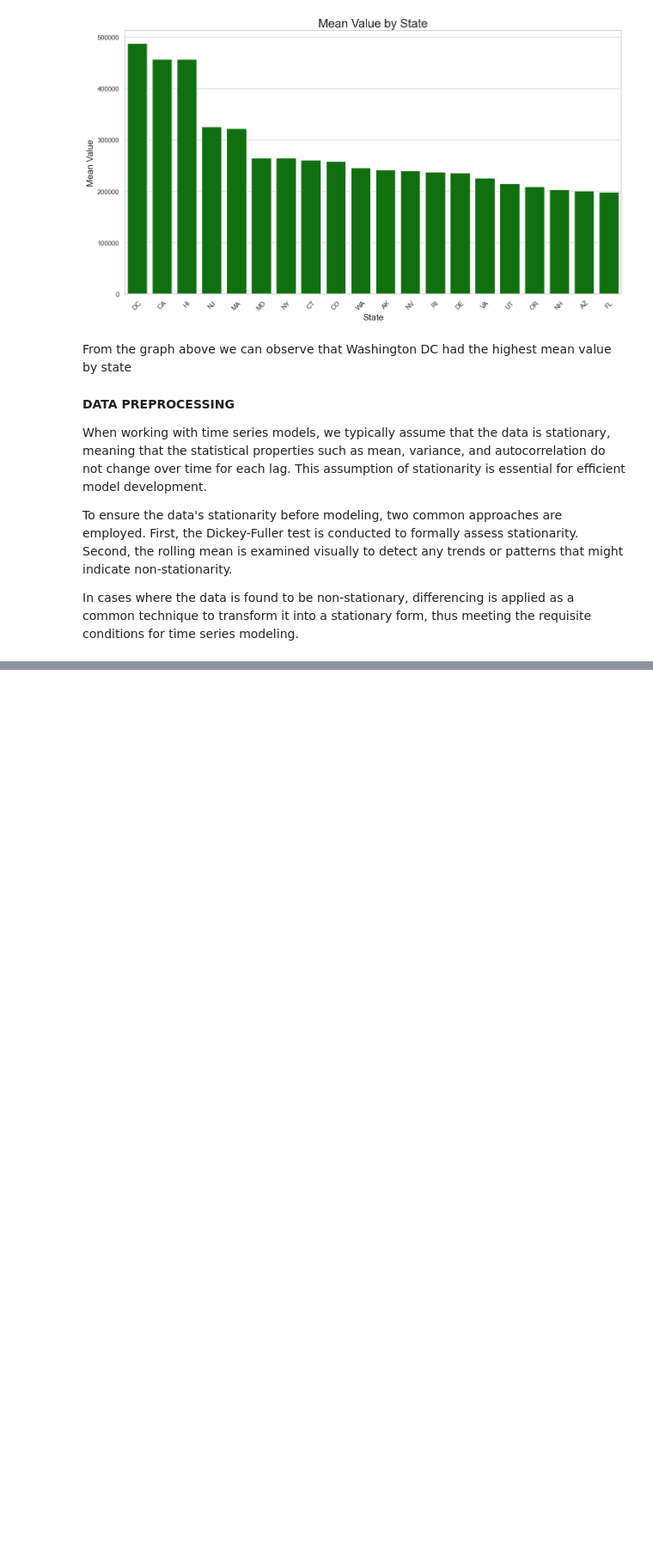
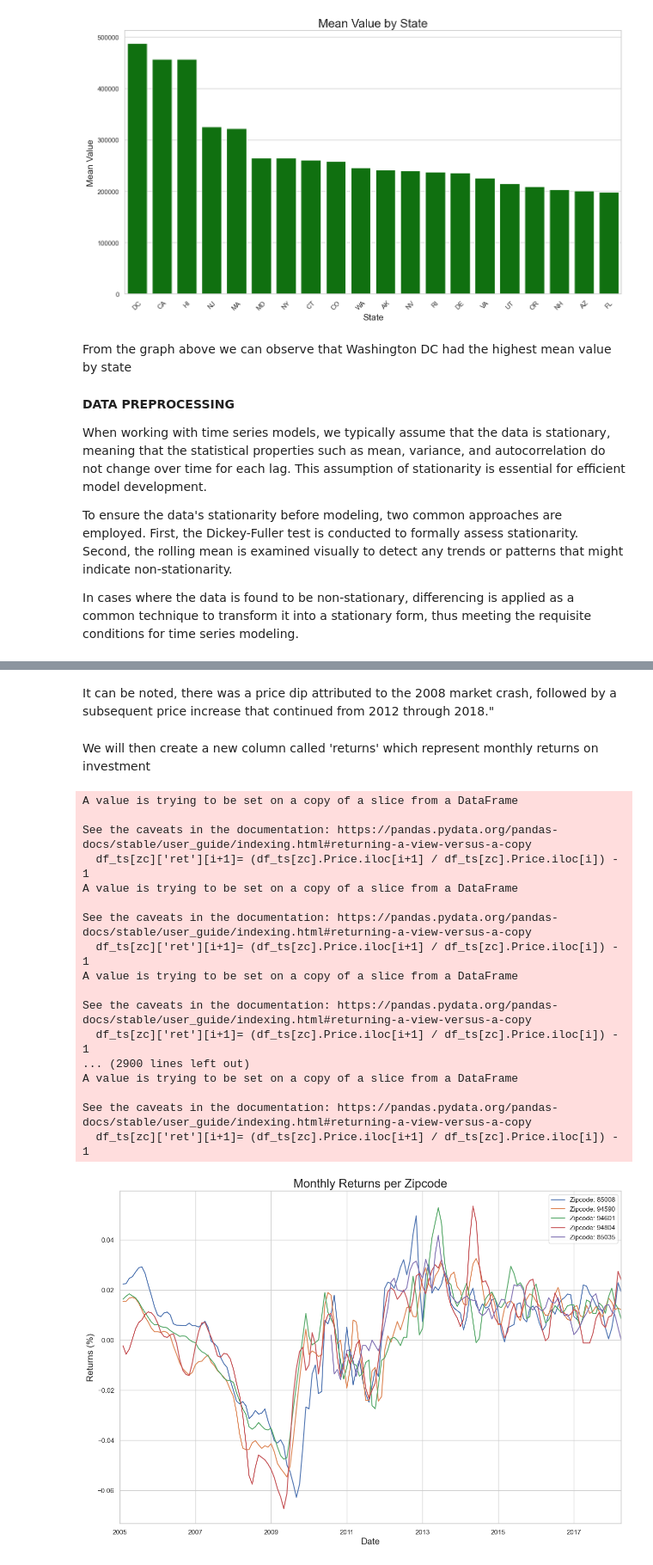
Before and after one commit to stanoff/dsc-project-time-series, a Jupyter notebook: Untitled.ipynb, the cells around one changed output, grey strips where cells are left out. Shown at 86% size. Saved outputs shown, nothing was run; the diff lists cells and outputs as text; code cells hidden in the pictures; blank space fills up the shorter version.

```diff
--- a/Untitled.ipynb
+++ b/Untitled.ipynb
@@ -400,0 +560,37 @@ In cases where the data is found to be non-stationary, differencing is applied a
+# %% [markdown]
+It can be  noted, there was a price dip attributed to the 2008 market crash, followed by a subsequent price increase that continued from 2012 through 2018."
+# %% [markdown]
+We will then create a new column called 'returns' which represent monthly returns on investment
+# %%
+# creating a column called "returns" representing monthly returns on investment
+for zc in range(len(df_ts)):
+    df_ts[zc]['returns']=np.nan*len(df_ts[zc])
+    for i in range(len(df_ts[zc])-1):
+        df_ts[zc]['returns'][i+1]= (df_ts[zc].Price.iloc[i+1] / df_ts[zc].Price.iloc[i]) - 1
+
+#Plot the monthly returns of each zipcode
+for i in range(len(df_ts)):
+    df_ts[i].ret.plot(figsize=(15,10),label=f"Zipcode: {df_ts[i].Zipcode[0]}")
+    plt.title(f'Monthly Returns per Zipcode',fontsize=20)
+    plt.xlabel('Date',fontsize=15)
+    plt.ylabel('Returns (%)',fontsize=15)
+    plt.legend(loc='best')
+# %% [output]
+A value is trying to be set on a copy of a slice from a DataFrame
+
+See the caveats in the documentation: https://pandas.pydata.org/pandas-docs/stable/user_guide/indexing.html#returning-a-view-versus-a-copy
+  df_ts[zc]['ret'][i+1]= (df_ts[zc].Price.iloc[i+1] / df_ts[zc].Price.iloc[i]) - 1
+A value is trying to be set on a copy of a slice from a DataFrame
+
+See the caveats in the documentation: https://pandas.pydata.org/pandas-docs/stable/user_guide/indexing.html#returning-a-view-versus-a-copy
+  df_ts[zc]['ret'][i+1]= (df_ts[zc].Price.iloc[i+1] / df_ts[zc].Price.iloc[i]) - 1
+A value is trying to be set on a copy of a slice from a DataFrame
+
+See the caveats in the documentation: https://pandas.pydata.org/pandas-docs/stable/user_guide/indexing.html#returning-a-view-versus-a-copy
+  df_ts[zc]['ret'][i+1]= (df_ts[zc].Price.iloc[i+1] / df_ts[zc].Price.iloc[i]) - 1
+... (2900 lines left out)
+A value is trying to be set on a copy of a slice from a DataFrame
+
+See the caveats in the documentation: https://pandas.pydata.org/pandas-docs/stable/user_guide/indexing.html#returning-a-view-versus-a-copy
+  df_ts[zc]['ret'][i+1]= (df_ts[zc].Price.iloc[i+1] / df_ts[zc].Price.iloc[i]) - 1
+[figure, added]
```
Also changed, not shown: parts of 34 cells of this notebook.
